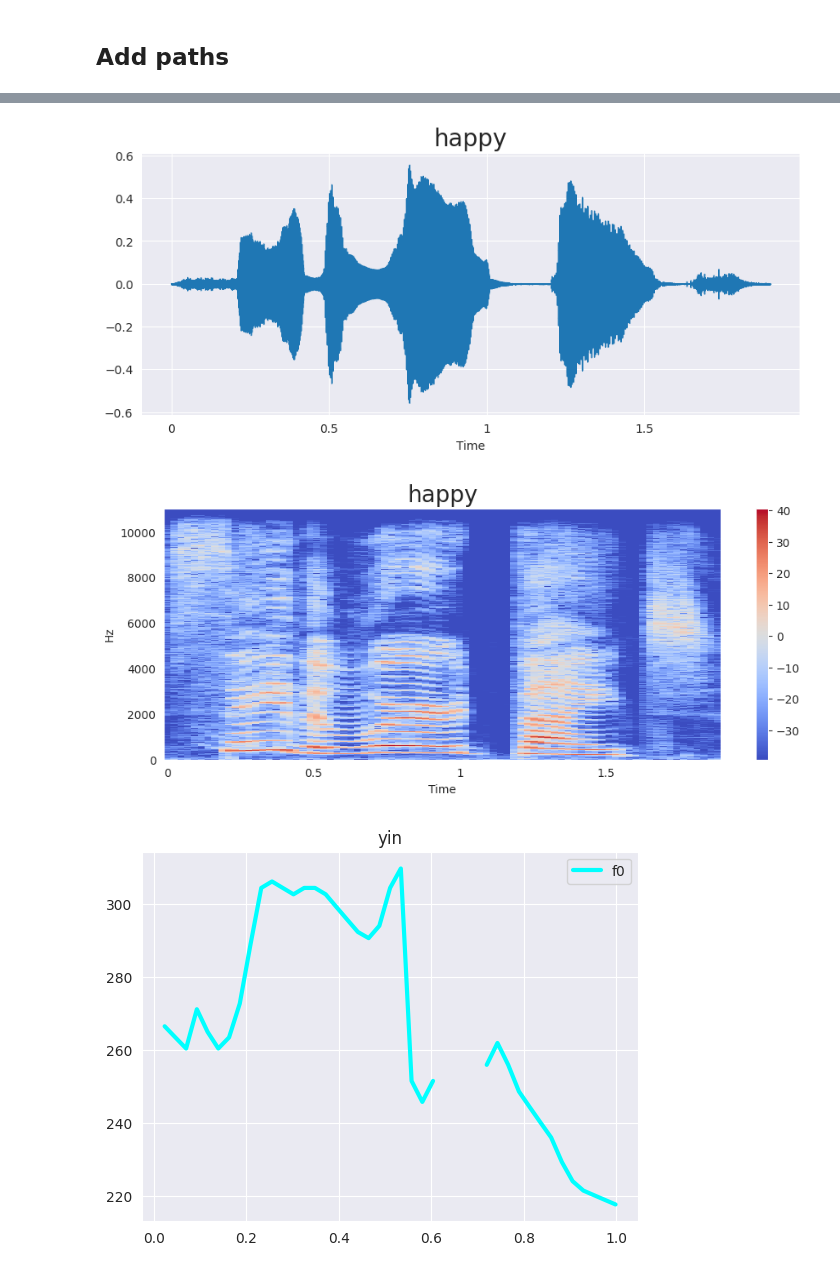
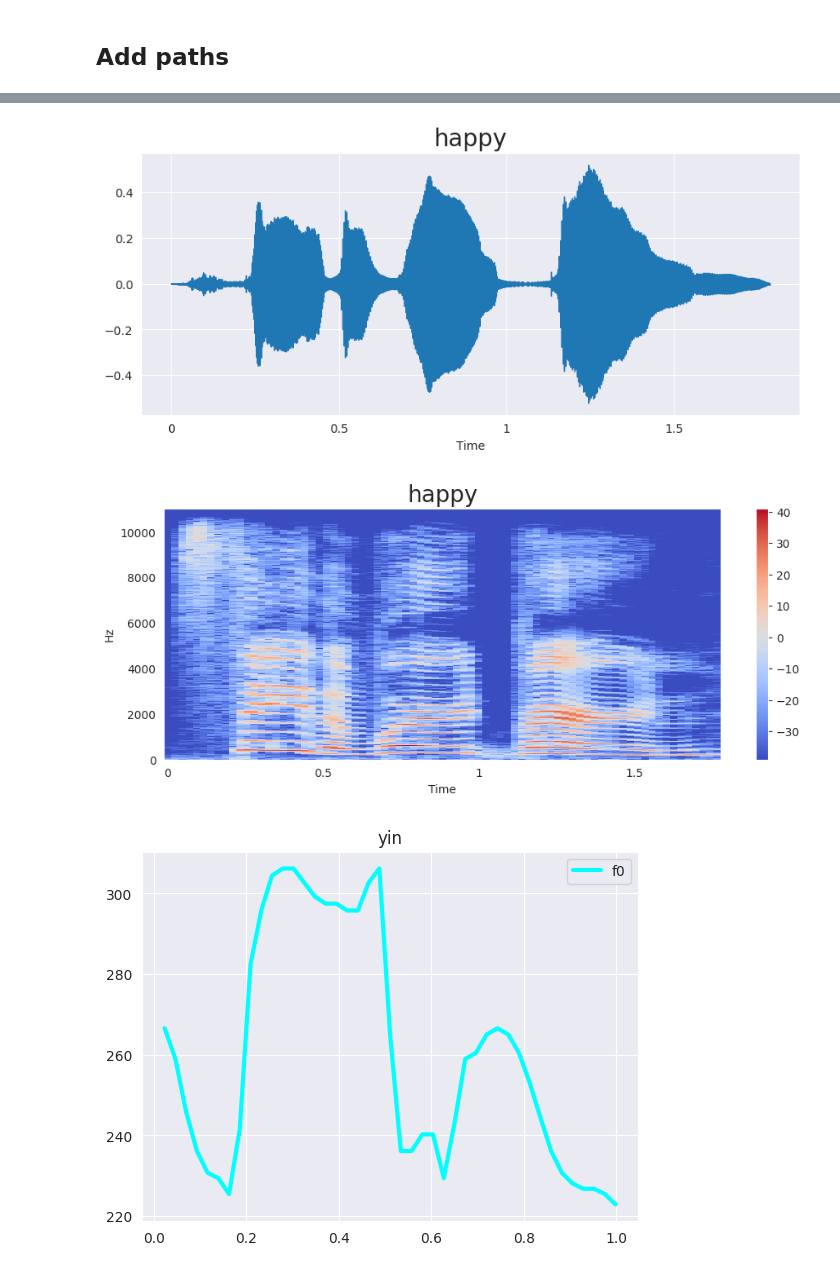
Before and after one commit to BlackFox1197/masterarbeit_programming, a Jupyter notebook: notebooks/feature_exp.ipynb, the cells around one changed output, grey strips where cells are left out. Saved outputs shown, nothing was run; the diff lists cells and outputs as text; code cells hidden in the pictures.

```diff
--- a/notebooks/feature_exp.ipynb
+++ b/notebooks/feature_exp.ipynb
@@ -81,19 +112,19 @@ import utils.exploratoryUtils as exU
 # %%
 emotion = 'happy'
 #df['speech'][df['label'] == 'fear'][1]
-path = df['speech'][df['label']==emotion].iloc[2]
+path = df['speech'][df['label']==emotion].iloc[5]
 data, sampling_rate =librosa.load(path)
 exU.waveplot(data, sampling_rate, emotion)
 exU.spectogram(data, sampling_rate, emotion)
 exU.extract_f0(path, offset=0.5, duration=1)
 Audio(path)
 # exU.extract_mfcc(path, offset=0.5, duration=3)
 # exU.extract_f0(path)
 # %% [output]
 [interactive output not drawn]
-[figure, old version]
+[figure, new version]
-[figure, old version]
+[figure, new version]
-[figure, old version]
+[figure, new version]
 # %%
 times, f0 = exU.average_over_one_emotion_f0(df['speech'][df['label']=='happy'], offset=0.5, duration=1.2, label="happy")
 times, f0 = exU.average_over_one_emotion_f0(df['speech'][df['label']=='sad'], offset=0.5, duration=1.2, label="sad")
```
Also changed, not shown: parts of 12 cells of this notebook, 3 other files.
